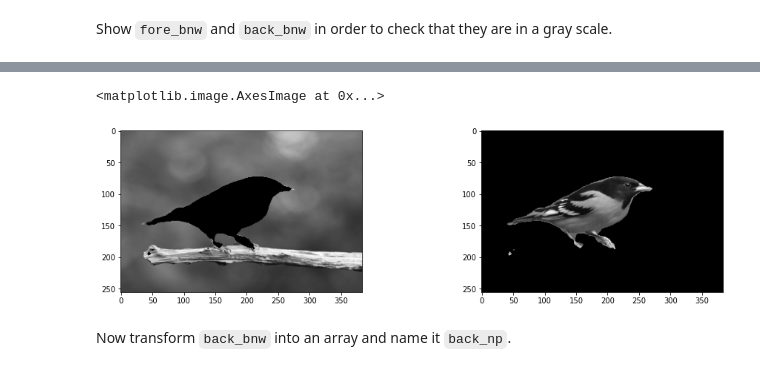
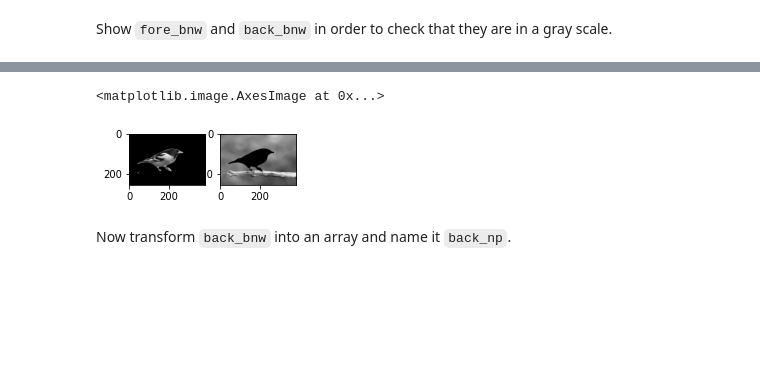
Before and after one commit to rihp/lab-image-segmentation, a Jupyter notebook: main.ipynb, the cells around one changed output, grey strips where cells are left out. Saved outputs shown, nothing was run; the diff lists cells and outputs as text; code cells hidden in the pictures; blank space fills up the shorter version.

```diff
--- a/main.ipynb
+++ b/main.ipynb
@@ -345,2 +176,7 @@ print('type(grays_together)', type(grays_together))"""
+# %%
+rgb_fore_img = Image.fromarray(rgb_fore)     # 3 channel np array to PIL.Image
+rgb_back_img = Image.fromarray(rgb_back)
+fore_bnw = rgb_fore_img.convert(mode='L')    # turn the RGB PIL.Image to Grayscale
+back_bnw = rgb_back_img.convert(mode='L')
 # %% [markdown]
 Show `fore_bnw` and `back_bnw` in order to check that they are in a gray scale.
@@ -351,28 +183,10 @@ Be careful when using the `Image.fromarray(np.uint8(data))`, the input must be u
-# %%
-def nparr_to_PIL(dictionary):
-    image_means = np.uint8(())
-    for i in range(0, (len(dictionary))//2):  # print the available composite images
-        config = rgb_msks['fore'][i] + rgb_msks['back'][i] # print the complete image
-
-        if True: # Switch to output the correct config (Try to switch between True and False)
-            config = np.uint8((dictionary[0],
-                               dictionary[1],
-                               dictionary[2],)).mean(axis=0) #
-        #print(config)
-        img = Image.fromarray(np.uint8(config))
-    return img
-#        image_means += fore_bnw
-
-back_bnw = nparr_to_PIL(rgb_msks['fore'])
-fore_bnw = nparr_to_PIL(rgb_msks['back'])
-#print(type(fore_bnw), fore_bnw.size, fore_bnw.mode, fore_bnw.info)
-f,a= plt.subplots(1,2, figsize=(16,4))
-
-a[0].imshow(back_bnw, cmap='gray')
-a[1].imshow(fore_bnw, cmap='gray')
-# %% [output]
-<matplotlib.image.AxesImage at 0x...>
-[figure, removed]
+# %%
+f,a = plt.subplots(1,2, figsize=(3,4))
+a[0].imshow(fore_bnw, cmap='gray')
+a[1].imshow(back_bnw, cmap='gray')
+# %% [output]
+<matplotlib.image.AxesImage at 0x...>
+[figure, added]
 # %% [markdown]
 Now transform `back_bnw` into an array and name it `back_np`.
 # %%
```
Also changed, not shown: parts of 57 cells of this notebook.
